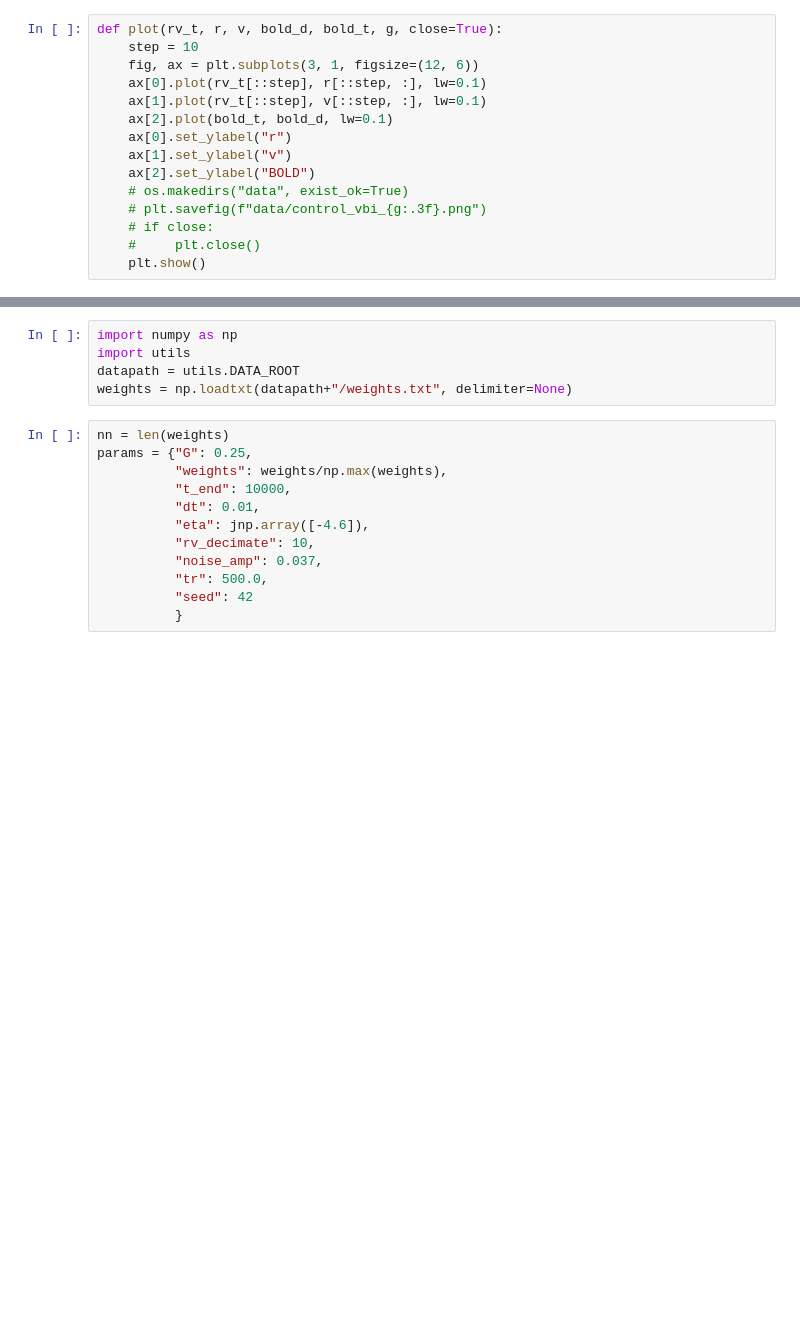
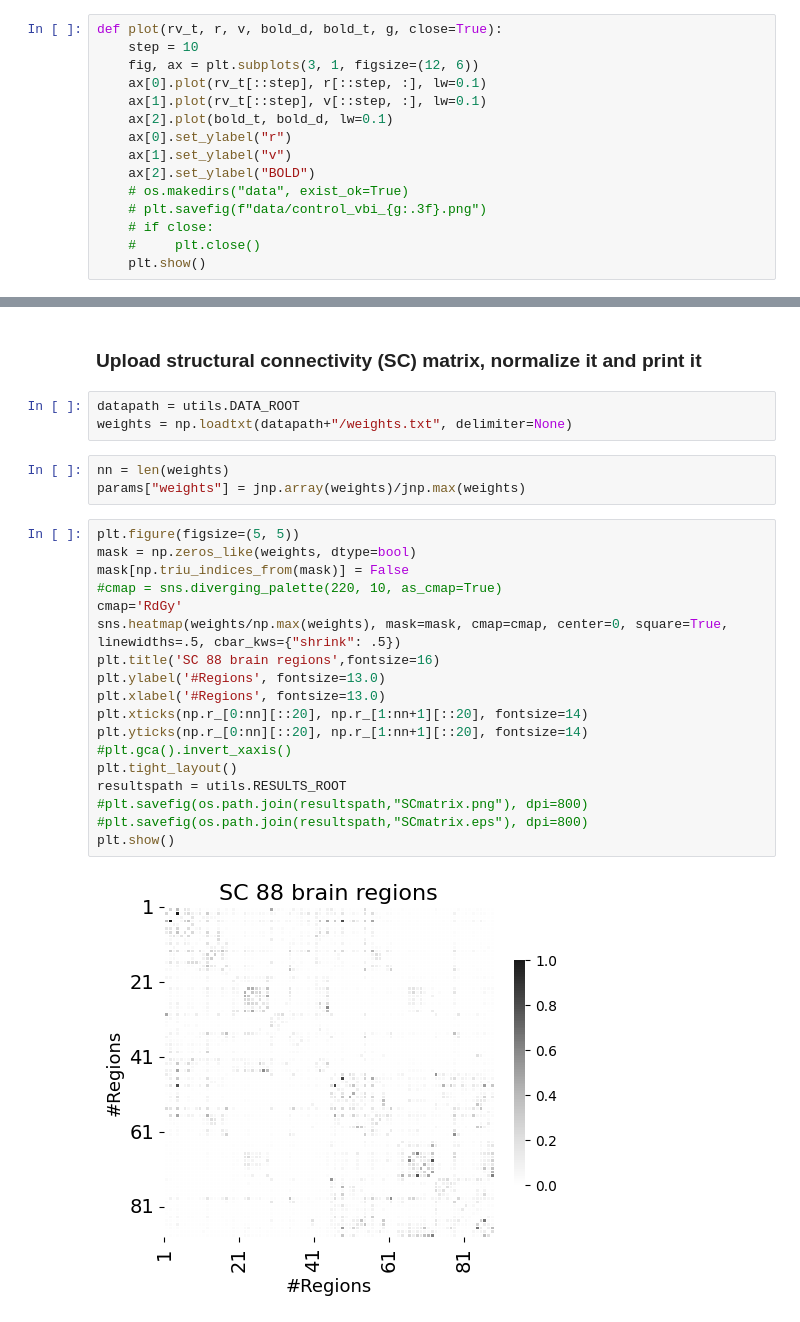
Before and after one commit to monicapaoletti/GSoC_T3.3_inference, a Jupyter notebook: scripts/notebooks/mpr_jax.ipynb, the cells around one changed output, grey strips where cells are left out. Cells and saved outputs as stored; diff of their text form; blank space fills up the shorter version.

```diff
--- a/scripts/notebooks/mpr_jax.ipynb
+++ b/scripts/notebooks/mpr_jax.ipynb
@@ -147,17 +210,28 @@ len(bold_d)
+# %% [markdown]
+### Upload structural connectivity (SC) matrix, normalize it and print it
 # %%
-import numpy as np
-import utils
 datapath = utils.DATA_ROOT
 weights = np.loadtxt(datapath+"/weights.txt", delimiter=None)
-# %%
-nn = len(weights)
-params = {"G": 0.25,
-          "weights": weights/np.max(weights),
-          "t_end": 10000,
-          "dt": 0.01,
-          "eta": jnp.array([-4.6]),
-          "rv_decimate": 10,
-          "noise_amp": 0.037,
-          "tr": 500.0,
-          "seed": 42
-          }
+# %%
+nn = len(weights)
+params["weights"] = jnp.array(weights)/jnp.max(weights)
+# %%
+plt.figure(figsize=(5, 5))
+mask = np.zeros_like(weights, dtype=bool)
+mask[np.triu_indices_from(mask)] = False
+#cmap = sns.diverging_palette(220, 10, as_cmap=True)
+cmap='RdGy'
+sns.heatmap(weights/np.max(weights), mask=mask, cmap=cmap, center=0, square=True, linewidths=.5, cbar_kws={"shrink": .5})
+plt.title('SC 88 brain regions',fontsize=16)
+plt.ylabel('#Regions', fontsize=13.0)
+plt.xlabel('#Regions', fontsize=13.0)
+plt.xticks(np.r_[0:nn][::20], np.r_[1:nn+1][::20], fontsize=14)
+plt.yticks(np.r_[0:nn][::20], np.r_[1:nn+1][::20], fontsize=14)
+#plt.gca().invert_xaxis()
+plt.tight_layout()
+resultspath = utils.RESULTS_ROOT
+#plt.savefig(os.path.join(resultspath,"SCmatrix.png"), dpi=800)
+#plt.savefig(os.path.join(resultspath,"SCmatrix.eps"), dpi=800)
+plt.show()
+# %% [output]
+[figure, added]
```
Also changed, not shown: parts of 72 cells of this notebook, 1 other file.
